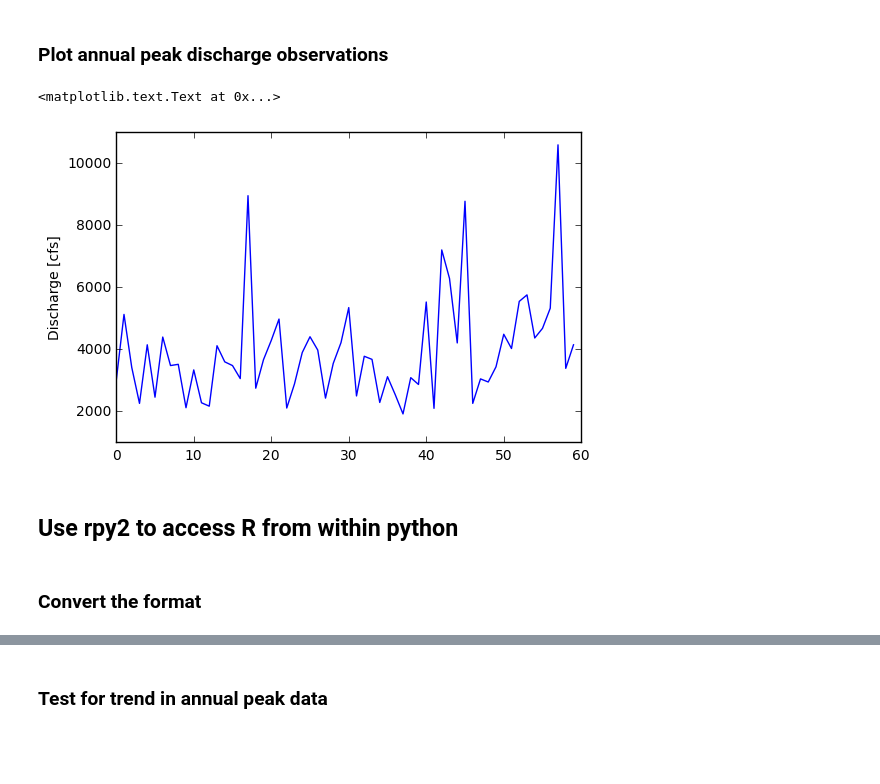
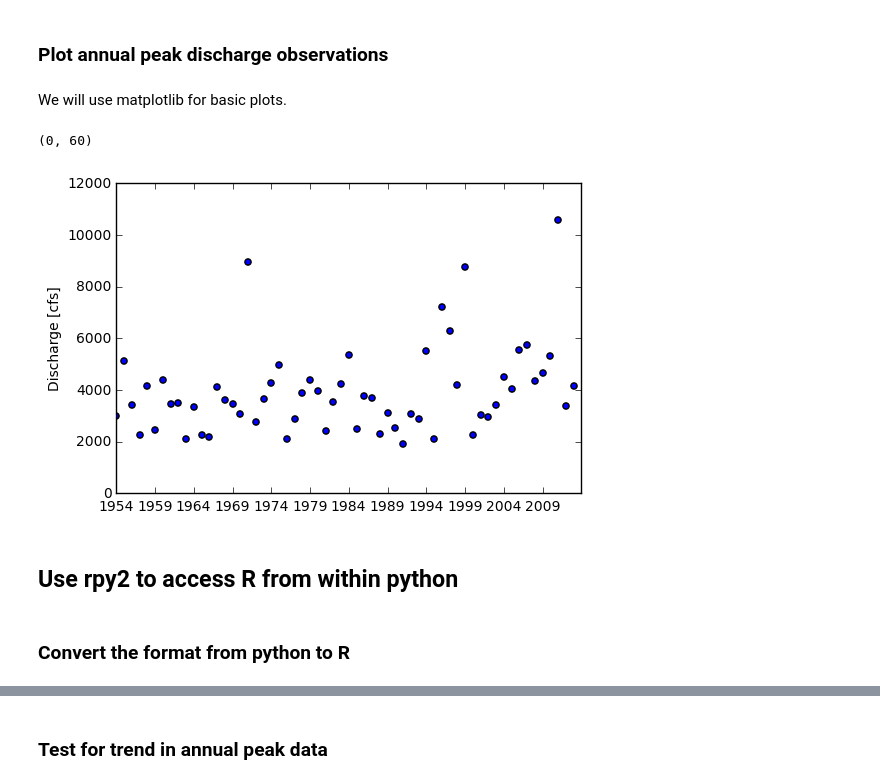
Before and after one commit to XiaogangHe/Princeton-CEE306, a Jupyter notebook: HM01/PyScripts/Assignment-01.ipynb, the cells around one changed output, grey strips where cells are left out. Drawn from its saved outputs; the diff is of its cells as text; code cells hidden in the pictures; blank space fills up the shorter version.

```diff
--- a/HM01/PyScripts/Assignment-01.ipynb
+++ b/HM01/PyScripts/Assignment-01.ipynb
@@ -47 +51,5 @@ obs
+# %%
+year = obs['Year']
+month = obs['Month']
+waterYear=[year[i]+1 if month[i]>9 else year[i] for i in range(len(year))]
 # %%
@@ -67,15 +57,19 @@ Name: Discharge, Length: 60, dtype: int64
 # %% [markdown]
 ### Plot annual peak discharge observations
-# %%
-plt.plot(peak)
-plt.ylabel('Discharge [cfs]')
-# %% [output]
-<matplotlib.text.Text at 0x...>
-[figure, removed]
+# %% [markdown]
+We will use matplotlib for basic plots.
+# %%
+plt.scatter(range(len(peak)), peak)
+plt.ylabel('Discharge [cfs]')
+plt.xticks(range(len(year))[::5], waterYear[::5])
+plt.xlim([0,len(peak)])
+# %% [output]
+(0, 60)
+[figure, added]
 # %% [markdown]
 ## Use rpy2 to access R from within python
 # %% [markdown]
-### Convert the format
+### Convert the format from python to R
 # %%
 peak = FloatVector(peak)
 r.assign('peak', peak)
```
Also changed, not shown: parts of 14 cells of this notebook.
